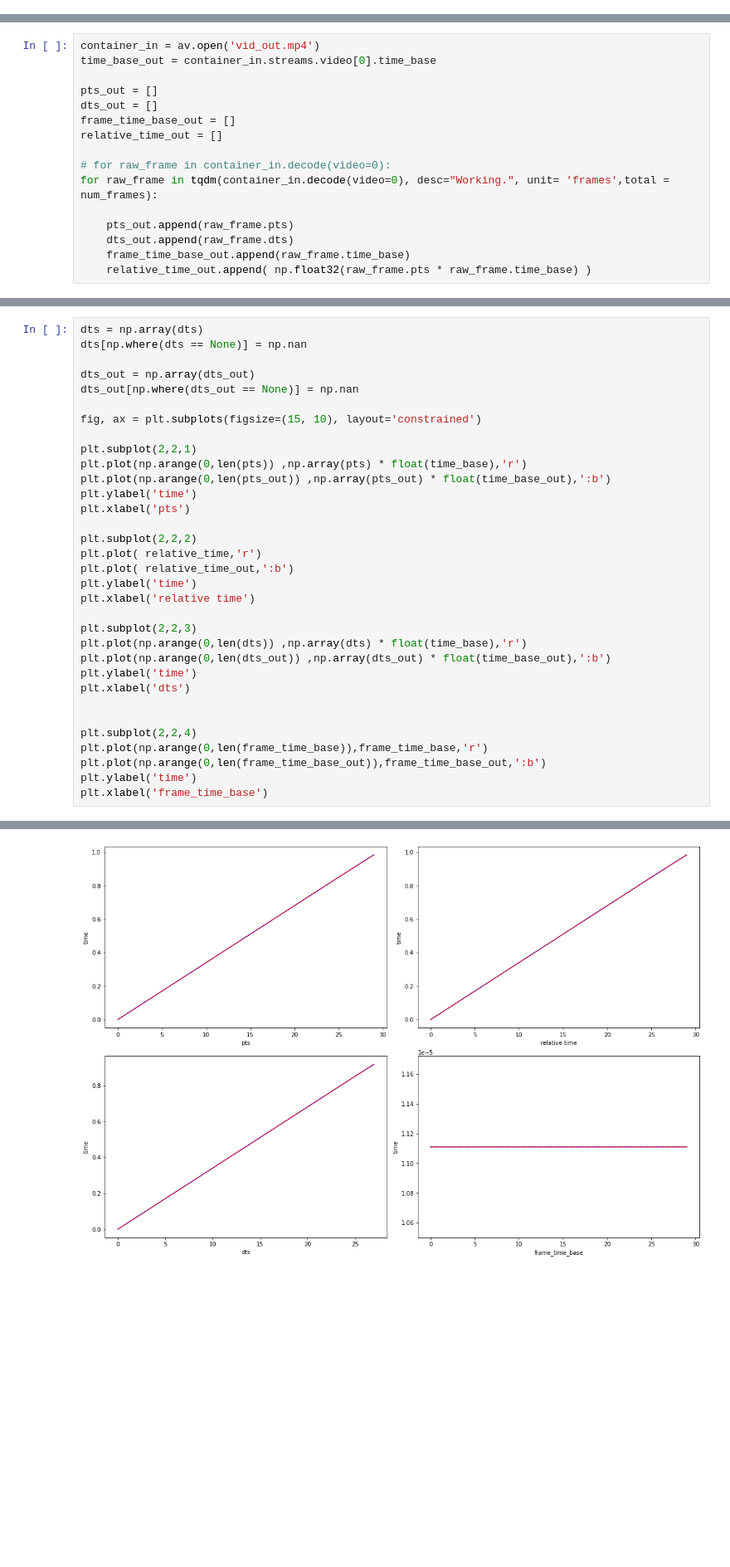
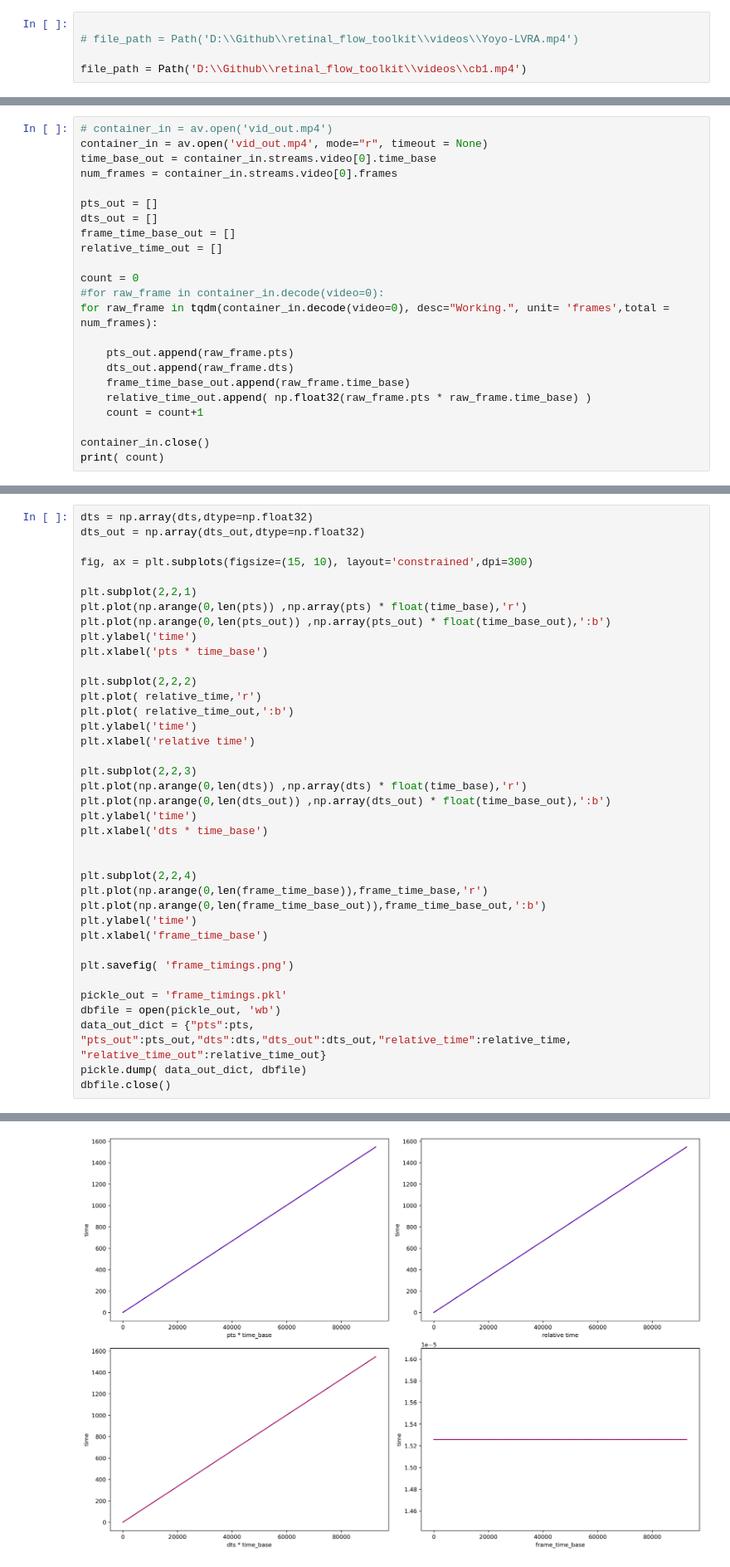
Before and after one commit to PerForm-Lab-RIT/retinal_flow_toolkit, a Jupyter notebook: sandbox/frame_pts-dts.ipynb, the cells around one changed output, grey strips where cells are left out. Shown at 83% size. Cells and saved outputs as stored; diff of their text form; blank space fills up the shorter version.

Commit message:
changes to frame_pts-dts notebook

```diff
--- a/sandbox/frame_pts-dts.ipynb
+++ b/sandbox/frame_pts-dts.ipynb
@@ -21,0 +19,5 @@ file_path = Path('/Users/gjdpci/Documents/GitHub/retinal_flow_toolkit/demo_input
+# %%
+
+# file_path = Path('D:\\Github\\retinal_flow_toolkit\\videos\\Yoyo-LVRA.mp4')
+
+file_path = Path('D:\\Github\\retinal_flow_toolkit\\videos\\cb1.mp4')
@@ -62,16 +79,23 @@ container_out.close()
 # %%
-container_in = av.open('vid_out.mp4')
+# container_in = av.open('vid_out.mp4')
+container_in = av.open('vid_out.mp4', mode="r", timeout = None)
 time_base_out = container_in.streams.video[0].time_base
+num_frames = container_in.streams.video[0].frames
 
 pts_out = []
 dts_out = []
 frame_time_base_out = []
 relative_time_out = []
 
-# for raw_frame in container_in.decode(video=0):
+count = 0
+#for raw_frame in container_in.decode(video=0):
 for raw_frame in tqdm(container_in.decode(video=0), desc="Working.", unit= 'frames',total = num_frames):
 
     pts_out.append(raw_frame.pts)
     dts_out.append(raw_frame.dts)
     frame_time_base_out.append(raw_frame.time_base)
     relative_time_out.append( np.float32(raw_frame.pts * raw_frame.time_base) )
+    count = count+1
+
+container_in.close()
+print( count)
@@ -78,17 +110,14 @@ for raw_frame in tqdm(container_in.decode(video=0), desc="Working.", unit= 'fram
 # %%
-dts = np.array(dts)
-dts[np.where(dts == None)] = np.nan
+dts = np.array(dts,dtype=np.float32)
+dts_out = np.array(dts_out,dtype=np.float32)
 
-dts_out = np.array(dts_out)
-dts_out[np.where(dts_out == None)] = np.nan
-
-fig, ax = plt.subplots(figsize=(15, 10), layout='constrained')
+fig, ax = plt.subplots(figsize=(15, 10), layout='constrained',dpi=300)
 
 plt.subplot(2,2,1)
 plt.plot(np.arange(0,len(pts)) ,np.array(pts) * float(time_base),'r')
 plt.plot(np.arange(0,len(pts_out)) ,np.array(pts_out) * float(time_base_out),':b')
 plt.ylabel('time')
-plt.xlabel('pts')
+plt.xlabel('pts * time_base')
 
 plt.subplot(2,2,2)
 plt.plot( relative_time,'r')
@@ -100,7 +129,7 @@ plt.subplot(2,2,3)
 plt.plot(np.arange(0,len(dts)) ,np.array(dts) * float(time_base),'r')
 plt.plot(np.arange(0,len(dts_out)) ,np.array(dts_out) * float(time_base_out),':b')
 plt.ylabel('time')
-plt.xlabel('dts')
+plt.xlabel('dts * time_base')
 
 
 plt.subplot(2,2,4)
@@ -108,4 +137,12 @@ plt.plot(np.arange(0,len(frame_time_base)),frame_time_base,'r')
 plt.plot(np.arange(0,len(frame_time_base_out)),frame_time_base_out,':b')
 plt.ylabel('time')
 plt.xlabel('frame_time_base')
+
+plt.savefig( 'frame_timings.png')
+
+pickle_out = 'frame_timings.pkl'
+dbfile = open(pickle_out, 'wb')
+data_out_dict = {"pts":pts, "pts_out":pts_out,"dts":dts,"dts_out":dts_out,"relative_time":relative_time, "relative_time_out":relative_time_out}
+pickle.dump( data_out_dict, dbfile)
+dbfile.close()
 # %% [output]
@@ -113 +149 @@ Text(0.5, 0, 'frame_time_base')
-[figure, old version]
+[figure, new version]
```
Also changed, not shown: parts of 17 cells of this notebook, 3 other files.
